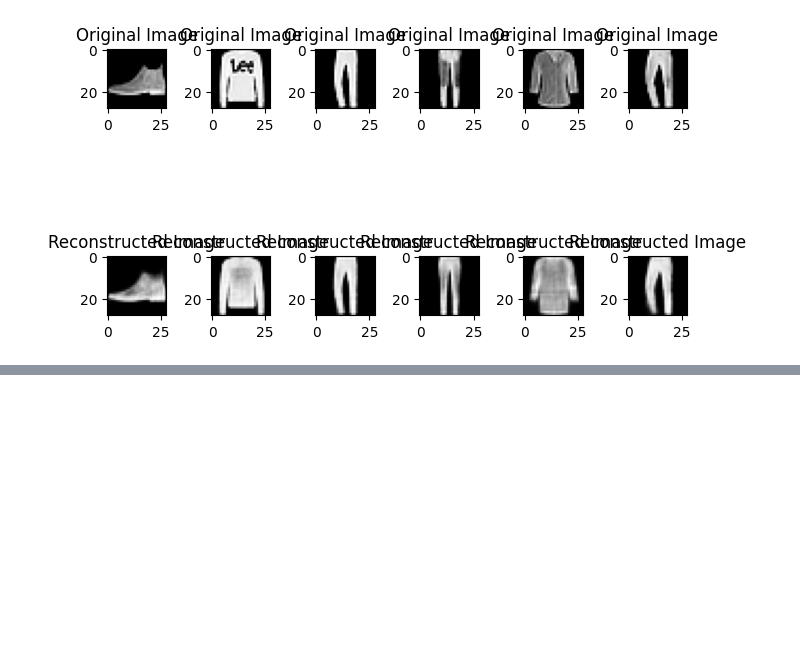
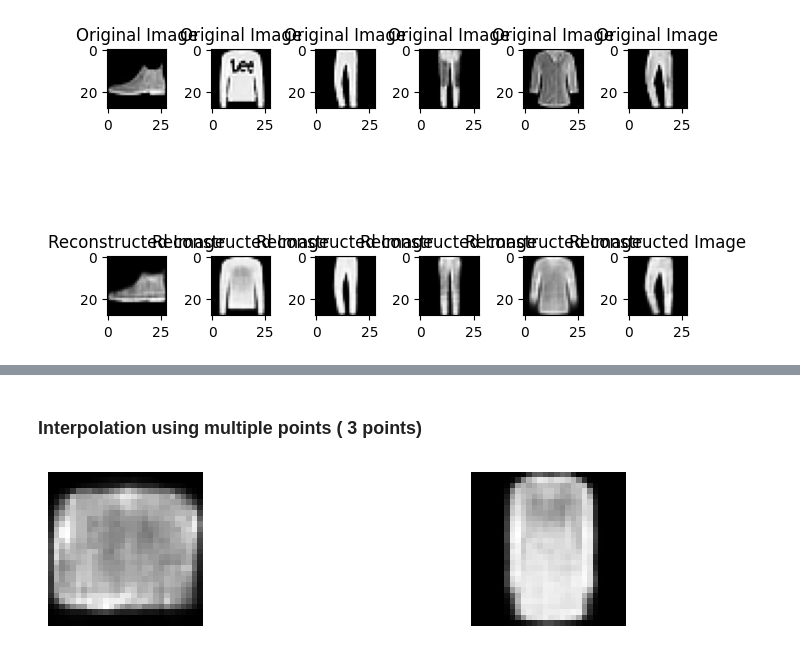
Before and after one commit to sduyr/variational_autoencoder, a Jupyter notebook: code.ipynb, the cells around one changed output, grey strips where cells are left out. Cells and saved outputs as stored; diff of their text form; code cells hidden in the pictures; blank space fills up the shorter version.

```diff
--- a/code.ipynb
+++ b/code.ipynb
@@ -569,0 +652,31 @@ with torch.no_grad():  # Disable gradient calculation for evaluation
+# %% [markdown]
+### Interpolation using multiple points ( 3 points)
+# %%
+model.eval()  # Set the model to evaluation mode
+# no of steps for interpolation between each grid of points
+num_step = 10
+# generate the random points in the latent space
+z1 = torch.randn(1, model.fc2.in_features).to(device)  # First point
+z2 = torch.randn(1, model.fc2.in_features).to(device)  # Second point
+z3 = torch.randn(1, model.fc2.in_features).to(device)  # Third point
+
+# Sequential interpolation between z1, z2, and z3
+all_interpolated_images =[]
+for start, end in [(z1, z2), (z2, z3)]:
+    interpolated_images = []
+    for alpha in torch.linspace(0, 1, num_steps):
+        # Linear interpolation: z = (1 - alpha) * start + alpha * end
+        z = (1 - alpha) * start + alpha * end
+        with torch.no_grad():
+            generated_image = model.decode(z).cpu()
+    all_interpolated_images.extend(generated_image)
+
+# Plot the interpolated images
+plt.figure(figsize=(10, 2))
+for i, image in enumerate(all_interpolated_images):
+    plt.subplot(1, len(all_interpolated_images), i + 1)
+    plt.imshow(image.view(28, 28), cmap='gray')
+    plt.axis('off')
+plt.show()
+# %% [output]
+[figure, added]
```
Also changed, not shown: parts of 12 cells of this notebook.
